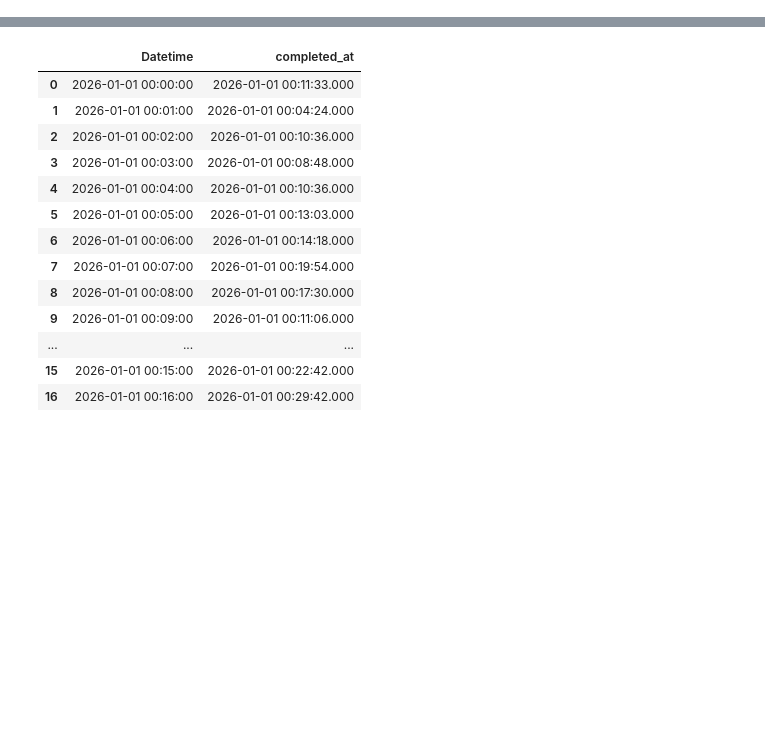
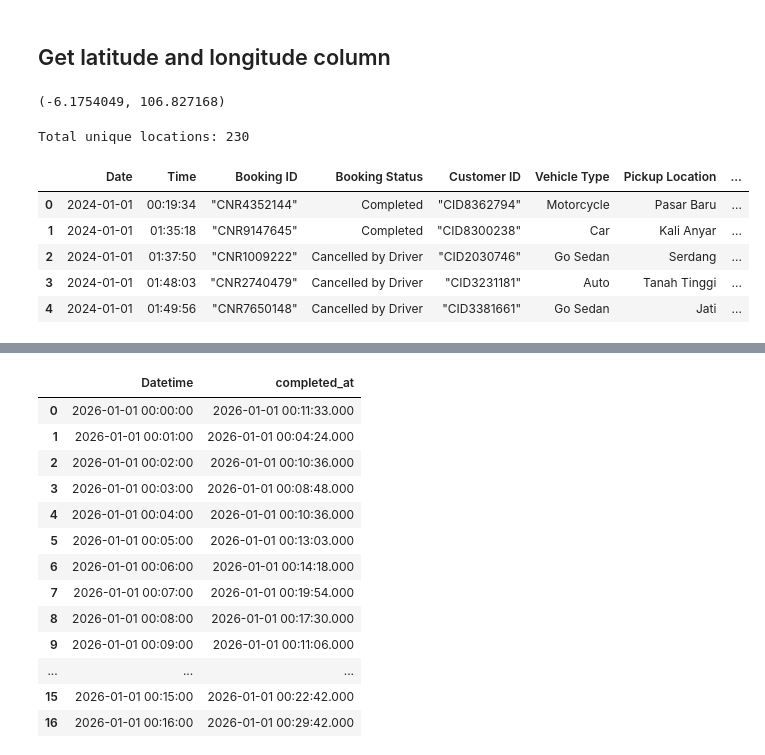
Before and after one commit to Mipjeiger/Taxi-trip-end-to-end-engineering, a Jupyter notebook: production/backend/database/read_data.ipynb, the cells around one changed output, grey strips where cells are left out. Drawn from its saved outputs; the diff is of its cells as text; code cells hidden in the pictures; blank space fills up the shorter version.

```diff
--- a/production/backend/database/read_data.ipynb
+++ b/production/backend/database/read_data.ipynb
@@ -21,4 +101,49 @@ df
+# %% [markdown]
+## Get latitude and longitude column
+# %%
+from geopy.geocoders import Nominatim
+import time
+
+geolocator = Nominatim(user_agent="ride_app")
+
+def get_lat_lon(location):
+    if not location or pd.isna(location):
+        return None, None
+
+    try:
+        loc = geolocator.geocode(location)
+        time.sleep(1)  # To respect the usage policy of Nominatim
+        return (loc.latitude, loc.longitude) if loc else (None, None)
+    except:
+        return None, None
+
+# Usage
+get_lat_lon("Jakarta, Indonesia")
+# %% [output]
+(-6.1754049, 106.827168)
+# %%
+# Get a list of all Unique Locations
+unique_locs = pd.concat([df['Pickup Location'], df['Drop Location']]).unique()
+print(f"Total unique locations: {len(unique_locs)}")
+
+# Geocode only the unique locations
+cache = {}
+for loc in unique_locs:
+    cache[loc] = get_lat_lon(loc)
+
+# Map the results back to original DataFrame
+df['pickup_lat'], df['pickup_lon'] = zip(*df['Pickup Location'].map(cache))
+df['drop_lat'], df['drop_lon'] = zip(*df['Drop Location'].map(cache))
+# %% [output]
+Total unique locations: 230
 # %%
-#df['Datetime'] = pd.date_range(start='2026-01-01', periods=len(df), freq='T')
-#df.head()
+df['Datetime'] = pd.date_range(start='2026-01-01', periods=len(df), freq='T')
+df.head()
+# %% [output]
+|  | Date | Time | Booking ID | Booking Status | Customer ID | Vehicle Type | Pickup Location | ... |
+| 0 | 2024-01-01 | 00:19:34 | "CNR4352144" | Completed | "CID8362794" | Motorcycle | Pasar Baru | ... |
+| 1 | 2024-01-01 | 01:35:18 | "CNR9147645" | Completed | "CID8300238" | Car | Kali Anyar | ... |
+| 2 | 2024-01-01 | 01:37:50 | "CNR1009222" | Cancelled by Driver | "CID2030746" | Go Sedan | Serdang | ... |
+| 3 | 2024-01-01 | 01:48:03 | "CNR2740479" | Cancelled by Driver | "CID3231181" | Auto | Tanah Tinggi | ... |
+| 4 | 2024-01-01 | 01:49:56 | "CNR7650148" | Cancelled by Driver | "CID3381661" | Go Sedan | Jati | ... |
 # %%
```
Also changed, not shown: parts of 27 cells of this notebook, 7 other files.
